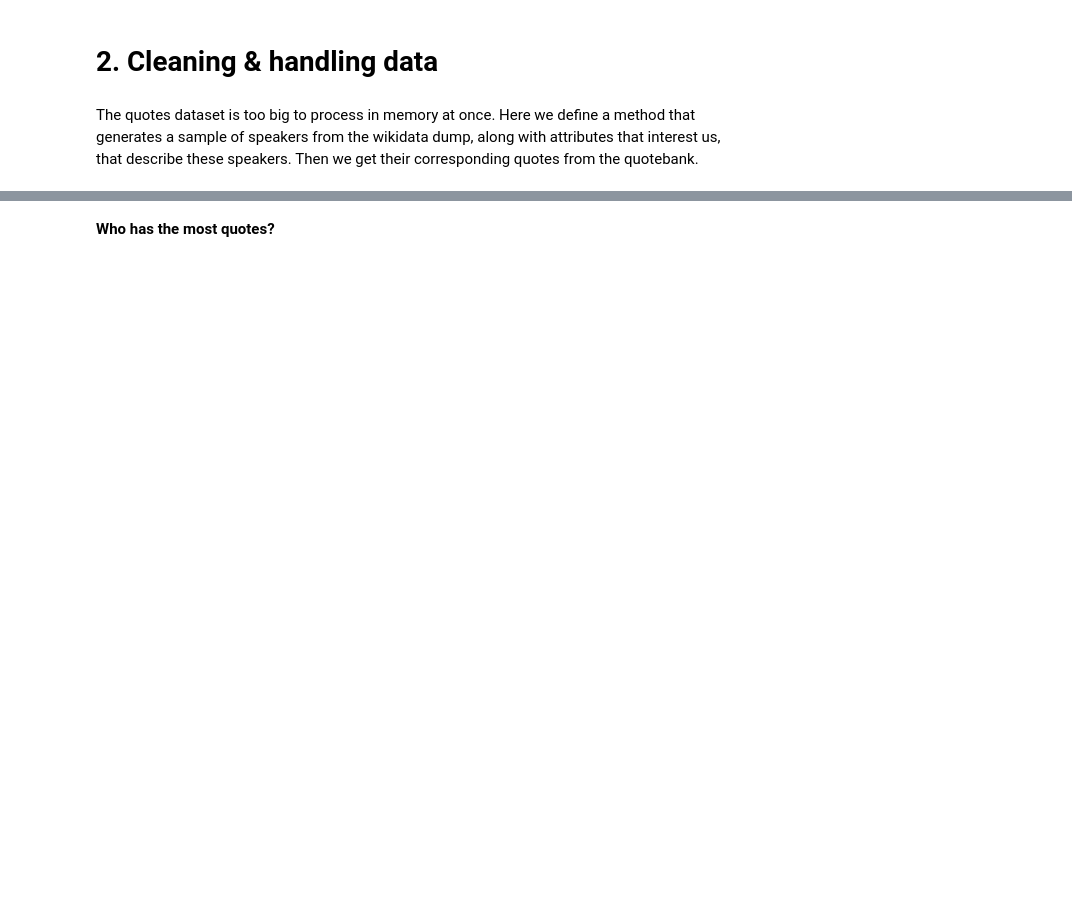
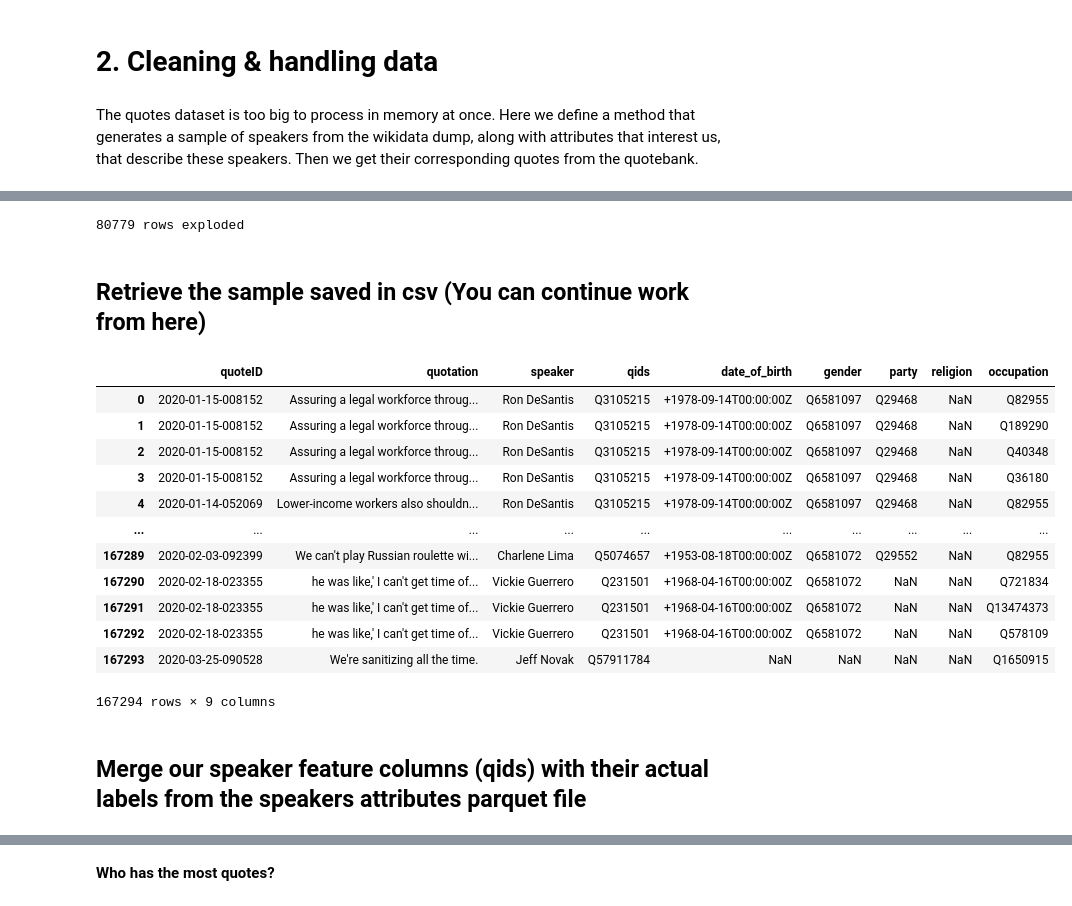
Before and after one commit to epfl-ada/ada-2021-project-comic-sans, a Jupyter notebook: milestone_2.ipynb, the cells around one changed output, grey strips where cells are left out. Cells and saved outputs as stored; diff of their text form; code cells hidden in the pictures; blank space fills up the shorter version.

Commit message:
save work on merging attribtues with labels

```diff
--- a/milestone_2.ipynb
+++ b/milestone_2.ipynb
@@ -84 +139,5 @@ sample
+# %%
+print('{} rows exploded'.format(len(sample) - original_sample_size))
+# %% [output]
+80779 rows exploded
 # %%
@@ -86,0 +146,21 @@ sample.to_csv(path_or_buf=PATH_OUTPUT + '/speakers_quotes_1000_samples.csv', ind
+# %% [markdown]
+## Retrieve the sample saved in csv (You can continue work from here)
+# %%
+retrieved_sample = pd.read_csv(PATH_OUTPUT + '/speakers_quotes_example_samples.csv')
+retrieved_sample
+# %% [output]
+|  | quoteID | quotation | speaker | qids | date_of_birth | gender | party | religion | occupation |
+| 0 | 2020-01-15-008152 | Assuring a legal workforce throug... | Ron DeSantis | Q3105215 | +1978-09-14T00:00:00Z | Q6581097 | Q29468 | NaN | Q82955 |
+| 1 | 2020-01-15-008152 | Assuring a legal workforce throug... | Ron DeSantis | Q3105215 | +1978-09-14T00:00:00Z | Q6581097 | Q29468 | NaN | Q189290 |
+| 2 | 2020-01-15-008152 | Assuring a legal workforce throug... | Ron DeSantis | Q3105215 | +1978-09-14T00:00:00Z | Q6581097 | Q29468 | NaN | Q40348 |
+| 3 | 2020-01-15-008152 | Assuring a legal workforce throug... | Ron DeSantis | Q3105215 | +1978-09-14T00:00:00Z | Q6581097 | Q29468 | NaN | Q36180 |
+| 4 | 2020-01-14-052069 | Lower-income workers also shouldn... | Ron DeSantis | Q3105215 | +1978-09-14T00:00:00Z | Q6581097 | Q29468 | NaN | Q82955 |
+| ... | ... | ... | ... | ... | ... | ... | ... | ... | ... |
+| 167289 | 2020-02-03-092399 | We can't play Russian roulette wi... | Charlene Lima | Q5074657 | +1953-08-18T00:00:00Z | Q6581072 | Q29552 | NaN | Q82955 |
+| 167290 | 2020-02-18-023355 | he was like,' I can't get time of... | Vickie Guerrero | Q231501 | +1968-04-16T00:00:00Z | Q6581072 | NaN | NaN | Q721834 |
+| 167291 | 2020-02-18-023355 | he was like,' I can't get time of... | Vickie Guerrero | Q231501 | +1968-04-16T00:00:00Z | Q6581072 | NaN | NaN | Q13474373 |
+| 167292 | 2020-02-18-023355 | he was like,' I can't get time of... | Vickie Guerrero | Q231501 | +1968-04-16T00:00:00Z | Q6581072 | NaN | NaN | Q578109 |
+| 167293 | 2020-03-25-090528 | We're sanitizing all the time. | Jeff Novak | Q57911784 | NaN | NaN | NaN | NaN | Q1650915 |
+167294 rows × 9 columns
+# %% [markdown]
+## Merge our speaker feature columns (qids) with their actual labels from the speakers attributes parquet file
```
Also changed, not shown: parts of 22 cells of this notebook.
